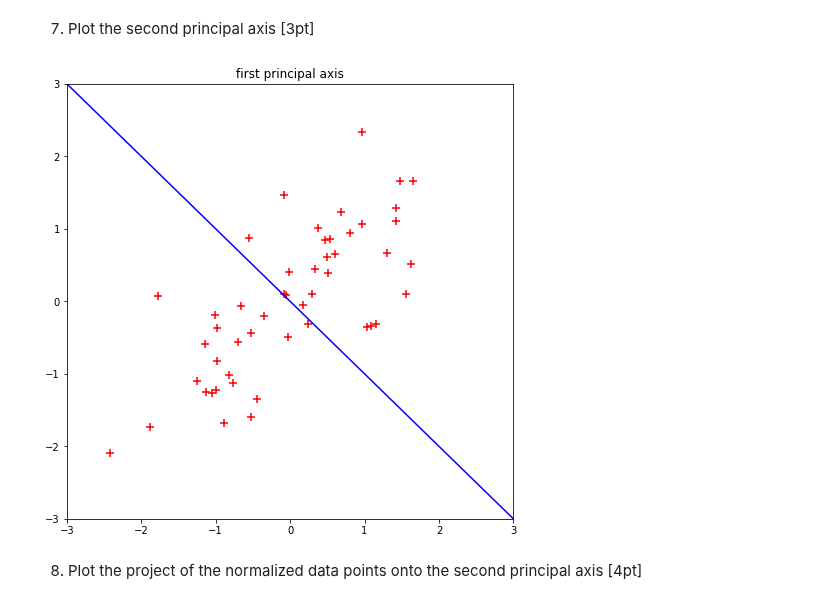
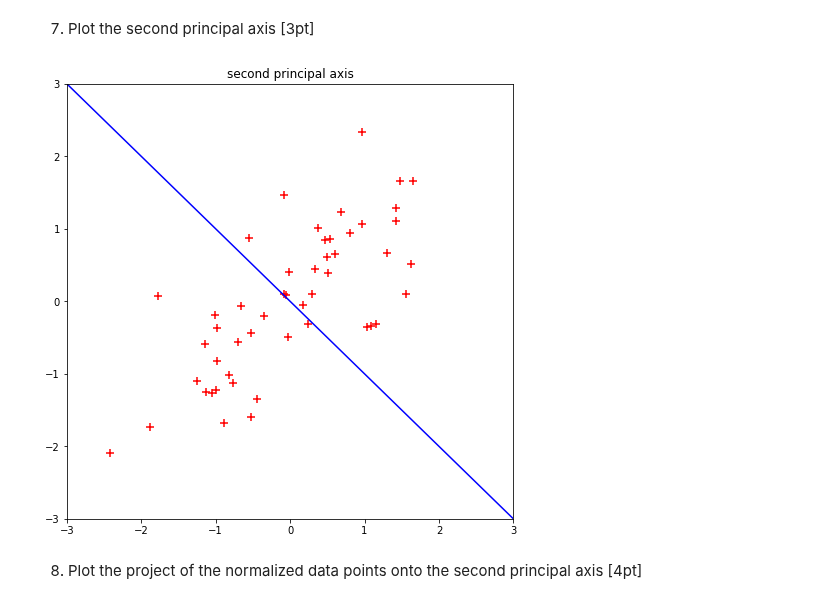
Before and after one commit to insu0929/mlproject, a Jupyter notebook: assign08_20140313.ipynb, the cells around one changed output. Drawn from its saved outputs; the diff is of its cells as text; code cells hidden in the pictures.

```diff
--- a/assign08_20140313.ipynb
+++ b/assign08_20140313.ipynb
@@ -144,13 +144,13 @@ plt.show()
 # %%
 plt.figure(1, figsize=(8,8))
 plt.xlim(-3,3)
 plt.ylim(-3,3)
 plt.scatter(xn,yn, color='r', s=80, marker='+')
 plt.plot(p_axisX2, p_axisY2, color='b')
-plt.title('first principal axis')
+plt.title('second principal axis')
 plt.show()
 # %% [output]
-[figure, old version]
+[figure, new version]
 # %% [markdown]
 8. Plot the project of the normalized data points onto the second principal axis [4pt]
 # %%
```
Also changed, not shown: parts of 3 cells of this notebook.
